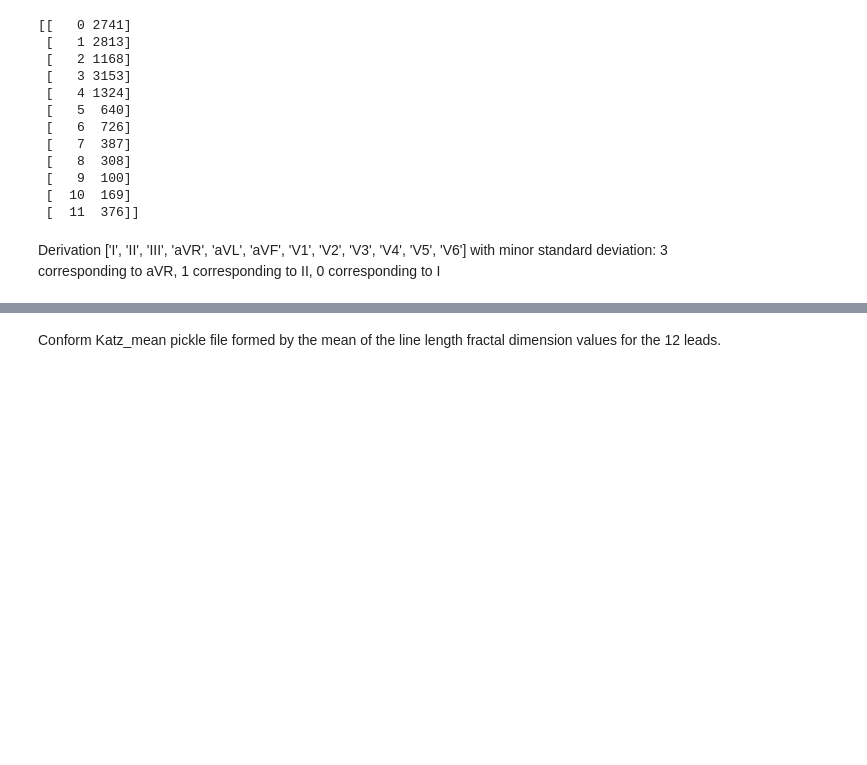
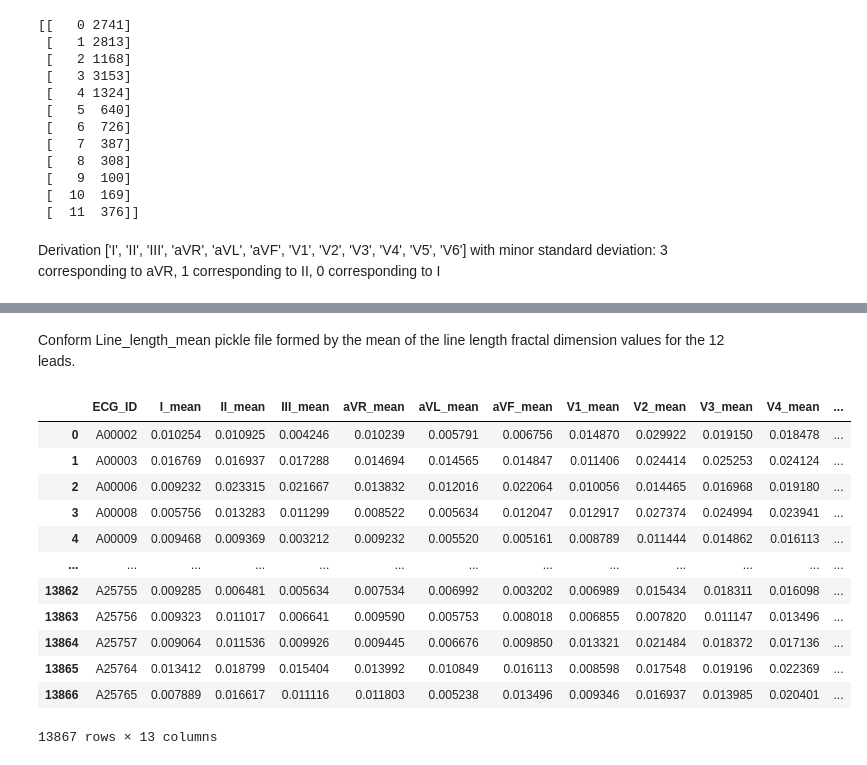
Before and after one commit to hernandezpachecodenis/ecg_biomarkers, a Jupyter notebook: ecg/HDF_dataset_adds_on.ipynb, the cells around one changed output, grey strips where cells are left out. Drawn from its saved outputs; the diff is of its cells as text; code cells hidden in the pictures; blank space fills up the shorter version.

```diff
--- a/ecg/HDF_dataset_adds_on.ipynb
+++ b/ecg/HDF_dataset_adds_on.ipynb
@@ -34,7 +34,7 @@ Dataframe in the form rows: derivations, columns: ECG_R_Peaks fiducial points.
 ecg_signal_read_error = pd.DataFrame(columns=['ECG_ID', 'Derivation'])
 ecg_multiple_r_peaks_detection = pd.DataFrame(columns=['ECG_ID', 'Derivation'])
 ecg_r_peaks_missing = pd.DataFrame(columns=['ECG_ID', 'Derivation'])
-for id in normal_ecg_age['ECG_ID'][12344:]:
+for id in normal_ecg_age['ECG_ID']:
     with h5py.File(f'E:/1-DENIS/Biomarkers/SPH dataset/records/{id}.h5', 'r+') as f:
         for der in range (12):
             try:
@@ -296,31 +215,0 @@ Dataframe in the form rows: derivations, columns: Katz fractal dimension values
-# %%
-count_missing_peaks = 0
-for id in normal_ecg_age['ECG_ID']:
-    with h5py.File(f'E:/1-DENIS/Biomarkers/SPH dataset/records/{id}.h5', 'r+') as f:
-        r_peaks = f['ECG_R_Peaks'][...]
-        col = r_peaks.shape[1]
-        Line_length_DataFrame = pd.DataFrame(columns=[c for c in range(col)])
-        Line_length_list = [np.NaN]*col
-        index = range(12)
-        for index, r in zip(index, r_peaks):
-            try:
-                signal = f['ecg'][index]
-            except OSError:
-                continue
-            for c in range(col):
-                if r[c] != -1:
-                    Line_length_list[c],_ = nk.fractal_linelength(signal[r[c] - 150:r[c] + 150])
-                else:
-                    count_missing_peaks+=1
-                    Line_length_list[c] = Line_length_list[c - 1]
-            Line_length_DataFrame.loc[len(Line_length_DataFrame)] = Line_length_list
-            Line_length_list = [np.NaN]*col
-        mn = pd.Series(np.mean(Line_length_DataFrame, axis=1))
-        mn.name = col
-        std = pd.Series(np.std(Line_length_DataFrame, axis=1))
-        std.name = col + 1
-        Line_length_DataFrame = pd.concat([Line_length_DataFrame, mn, std], axis=1)
-        f['Line_length_fractal'] = Line_length_DataFrame
-        del Line_length_DataFrame, r_peaks, mn, std
-        f.close()
-print('Missing R peaks:', count_missing_peaks)
@@ -365,5 +268,5 @@ Line_length_mean_310.to_pickle('Line_length_mean_310.pickle')
 # %% [markdown]
-Conform Katz_mean pickle file formed by the mean of the line length fractal dimension values for the 12 leads.
+Conform Line_length_mean pickle file formed by the mean of the line length fractal dimension values for the 12 leads.
 # %%
 Line_length_mean = pd.DataFrame(columns=['ECG_ID','I_mean', 'II_mean', 'III_mean', 'aVR_mean', 'aVL_mean', 'aVF_mean', 'V1_mean', 'V2_mean', 'V3_mean', 'V4_mean', 'V5_mean', 'V6_mean'])
 for id in normal_ecg_age['ECG_ID']:
@@ -373,3 +276,19 @@ for id in normal_ecg_age['ECG_ID']:
         except IndexError:
             continue
 Line_length_mean.to_pickle('Line_length_mean.pickle')
+# %%
+Line_length_mean
+# %% [output]
+|  | ECG_ID | I_mean | II_mean | III_mean | aVR_mean | aVL_mean | aVF_mean | V1_mean | V2_mean | V3_mean | V4_mean | ... |
+| 0 | A00002 | 0.010254 | 0.010925 | 0.004246 | 0.010239 | 0.005791 | 0.006756 | 0.014870 | 0.029922 | 0.019150 | 0.018478 | ... |
+| 1 | A00003 | 0.016769 | 0.016937 | 0.017288 | 0.014694 | 0.014565 | 0.014847 | 0.011406 | 0.024414 | 0.025253 | 0.024124 | ... |
+| 2 | A00006 | 0.009232 | 0.023315 | 0.021667 | 0.013832 | 0.012016 | 0.022064 | 0.010056 | 0.014465 | 0.016968 | 0.019180 | ... |
+| 3 | A00008 | 0.005756 | 0.013283 | 0.011299 | 0.008522 | 0.005634 | 0.012047 | 0.012917 | 0.027374 | 0.024994 | 0.023941 | ... |
+| 4 | A00009 | 0.009468 | 0.009369 | 0.003212 | 0.009232 | 0.005520 | 0.005161 | 0.008789 | 0.011444 | 0.014862 | 0.016113 | ... |
+| ... | ... | ... | ... | ... | ... | ... | ... | ... | ... | ... | ... | ... |
+| 13862 | A25755 | 0.009285 | 0.006481 | 0.005634 | 0.007534 | 0.006992 | 0.003202 | 0.006989 | 0.015434 | 0.018311 | 0.016098 | ... |
+| 13863 | A25756 | 0.009323 | 0.011017 | 0.006641 | 0.009590 | 0.005753 | 0.008018 | 0.006855 | 0.007820 | 0.011147 | 0.013496 | ... |
+| 13864 | A25757 | 0.009064 | 0.011536 | 0.009926 | 0.009445 | 0.006676 | 0.009850 | 0.013321 | 0.021484 | 0.018372 | 0.017136 | ... |
+| 13865 | A25764 | 0.013412 | 0.018799 | 0.015404 | 0.013992 | 0.010849 | 0.016113 | 0.008598 | 0.017548 | 0.019196 | 0.022369 | ... |
+| 13866 | A25765 | 0.007889 | 0.016617 | 0.011116 | 0.011803 | 0.005238 | 0.013496 | 0.009346 | 0.016937 | 0.013985 | 0.020401 | ... |
+13867 rows × 13 columns
```
Also changed, not shown: parts of 45 cells of this notebook, 12 other files.
